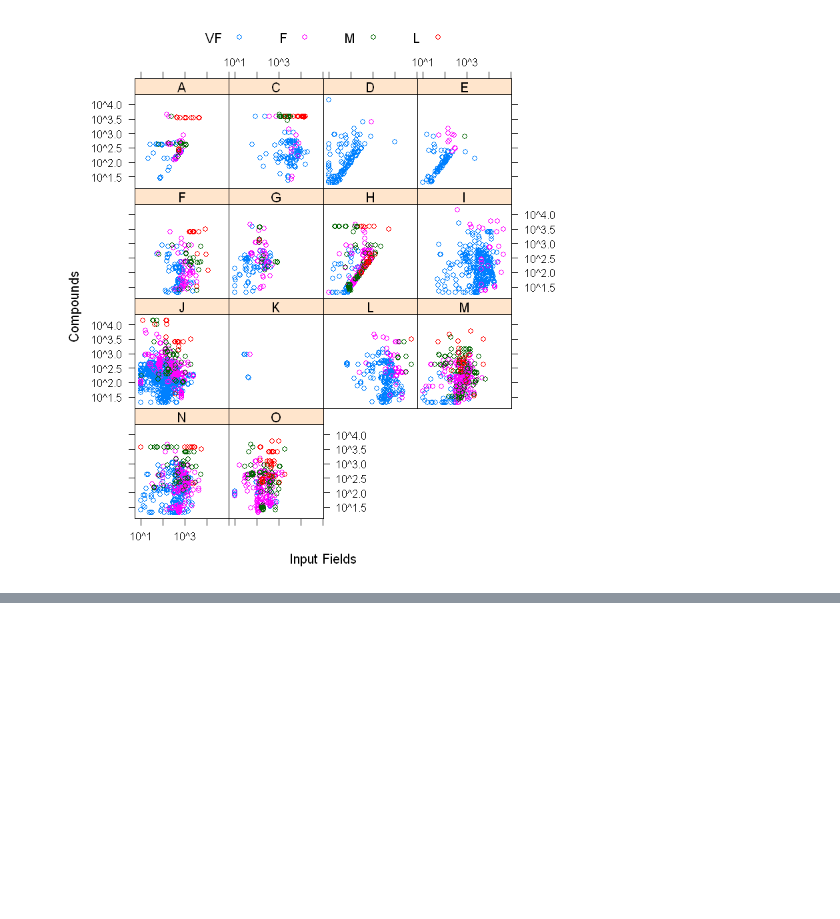
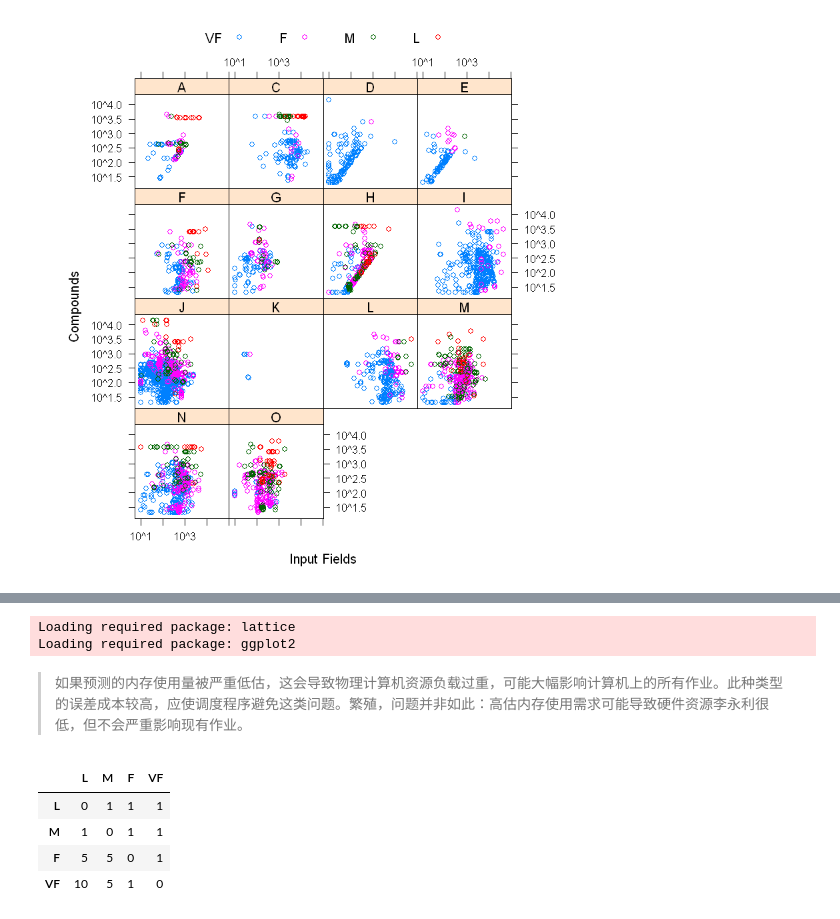
Before and after one commit to Randallzoeng/BookClub, a Jupyter notebook: AppliedPredictiveModeling/Case Study Job Scheduling.ipynb, the cells around one changed output, grey strips where cells are left out. Drawn from its saved outputs; the diff is of its cells as text; code cells hidden in the pictures; blank space fills up the shorter version.

```diff
--- a/AppliedPredictiveModeling/Case Study Job Scheduling.ipynb
+++ b/AppliedPredictiveModeling/Case Study Job Scheduling.ipynb
@@ -76,0 +96,3 @@ xyplot(Compounds ~ InputFields|Protocol,
+# %%
+# handling  severe skewness
+schedulingData$NumPending <- schedulingData$NumPending+1
@@ -76,0 +101,8 @@ xyplot(Compounds ~ InputFields|Protocol,
+# %%
+library(caret)
+trn_id <- createDataPartition(schedulingData$Class,p=0.8,list=F)
+trn <- schedulingData[trn_id,]
+vld <- schedulingData[-trn_id,]
+# %% [output]
+Loading required package: lattice
+Loading required package: ggplot2
@@ -76,0 +124,17 @@ xyplot(Compounds ~ InputFields|Protocol,
+# %% [markdown]
+> 如果预测的内存使用量被严重低估，这会导致物理计算机资源负载过重，可能大幅影响计算机上的所有作业。此种类型的误差成本较高，应使调度程序避免这类问题。繁殖，问题并非如此：高估内存使用需求可能导致硬件资源李永利很低，但不会严重影响现有作业。
+# %%
+# Create the cost matrix
+costMatrix <- ifelse(diag(4) == 1, 0, 1)
+costMatrix[4, 1] <- 10
+costMatrix[3, 1] <- 5
+costMatrix[4, 2] <- 5
+costMatrix[3, 2] <- 5
+rownames(costMatrix) <- colnames(costMatrix) <- rev(levels(trn$Class))
+costMatrix
+# %% [output]
+|  | L | M | F | VF |
+| L | 0 | 1 | 1 | 1 |
+| M | 1 | 0 | 1 | 1 |
+| F | 5 | 5 | 0 | 1 |
+| VF | 10 | 5 | 1 | 0 |
```
Also changed, not shown: parts of 12 cells of this notebook.
